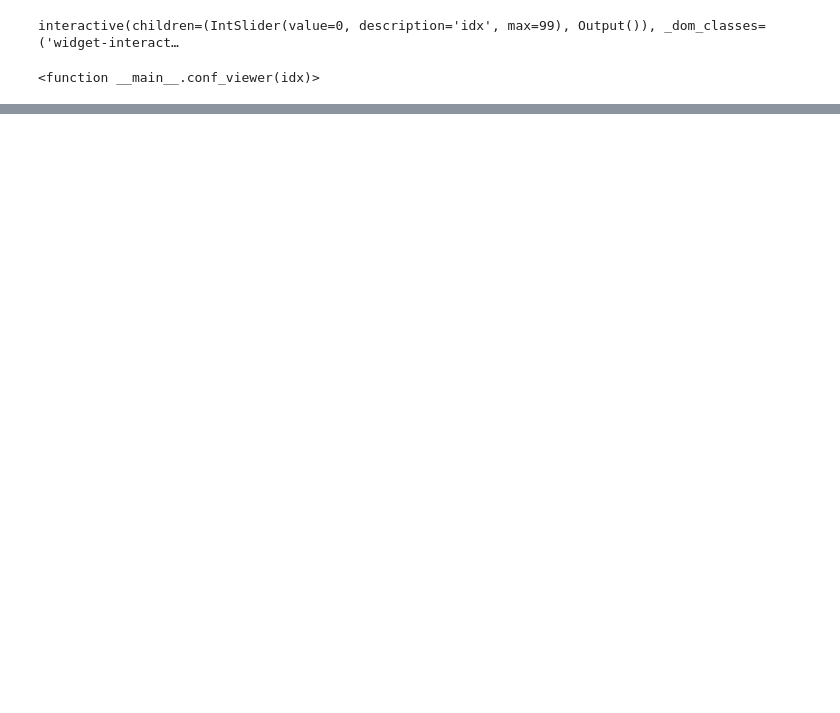
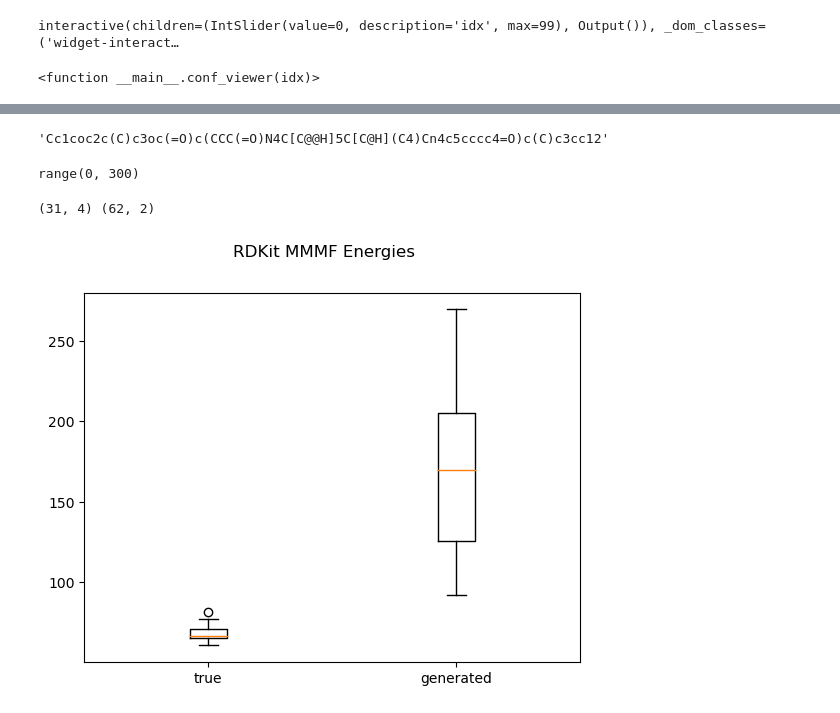
Before and after one commit to pfizer-opensource/e3moldiffusion, a Jupyter notebook: geom/evaluation_coords.ipynb, the cells around one changed output, grey strips where cells are left out. Drawn from its saved outputs; the diff is of its cells as text; code cells hidden in the pictures; blank space fills up the shorter version.

Commit message:
evaluate 3D Coords Diffusion

```diff
--- a/geom/evaluation_coords.ipynb
+++ b/geom/evaluation_coords.ipynb
@@ -404,0 +413,5 @@ for data in tqdm(loader, total=len(loader)):
+# %%
+for smi in tqdm(unique_smiles, total=len(unique_smiles)):
+    subdf = testdataframe[testdataframe.smiles == smi]
+    natoms = subdf["mols"].iloc[0].GetNumAtoms()
+    unique_smiles_dict[smi] = (natoms, len(subdf))
@@ -404,0 +443,22 @@ for data in tqdm(loader, total=len(loader)):
+# %%
+def evaluate_molecule(query_smiles, verbose: bool = True, q: float = 0.85, num_repeat: int = 2):
+    query_df = testdataframe[testdataframe.smiles == query_smiles]
+    query_df["graph"] = query_df.mols.apply(featurizer.featurize_smiles_or_mol)
+
+    data = Batch.from_data_list(query_df.graph.tolist())
+    gen_df = generate_batch(data, num_repeat=num_repeat, verbose=verbose)
+
+    true_energies = np.array(query_df["mols"].apply(compute_mmff_energy))
+    gen_energies = np.array(gen_df["mols"].apply(compute_mmff_energy))
+
+    filter_out = np.quantile(gen_energies, [q])
+    select = gen_energies < filter_out
+
+    gen_energies_filtered = gen_energies[select]
+    energies = {'true': true_energies, 'generated': gen_energies_filtered}
+    fig, ax = plt.subplots()
+    fig.suptitle("RDKit MMMF Energies")
+    ax.boxplot(energies.values())
+    ax.set_xticklabels(energies.keys())
+
+    return gen_df, query_df
@@ -404,0 +485,7 @@ for data in tqdm(loader, total=len(loader)):
+# %%
+testdataframe_stats = pd.DataFrame()
+testdataframe_stats["smiles"] = list(unique_smiles_dict.keys())
+testdataframe_stats["natoms"] = [a[0] for a in unique_smiles_dict.values()]
+testdataframe_stats["nconformers"] = [a[1] for a in unique_smiles_dict.values()]
+# %%
+testdataframe_stats = testdataframe_stats.sort_values(by=["natoms"], ascending=False).reset_index(drop=True)
@@ -404,0 +508,4 @@ for data in tqdm(loader, total=len(loader)):
+# %%
+testdataframe_stats.iloc[40].smiles
+# %% [output]
+'Cc1coc2c(C)c3oc(=O)c(CCC(=O)N4C[C@@H]5C[C@H](C4)Cn4c5cccc4=O)c(C)c3cc12'
@@ -404,0 +514,8 @@ for data in tqdm(loader, total=len(loader)):
+# %%
+gen_df, true_df = evaluate_molecule(query_smiles=testdataframe_stats.iloc[40].smiles,
+                                    q=0.8, num_repeat=2)
+print(true_df.shape, gen_df.shape)
+# %% [output]
+range(0, 300)
+(31, 4) (62, 2)
+[figure, added]
```
Also changed, not shown: parts of 80 cells of this notebook, 1 other file.
